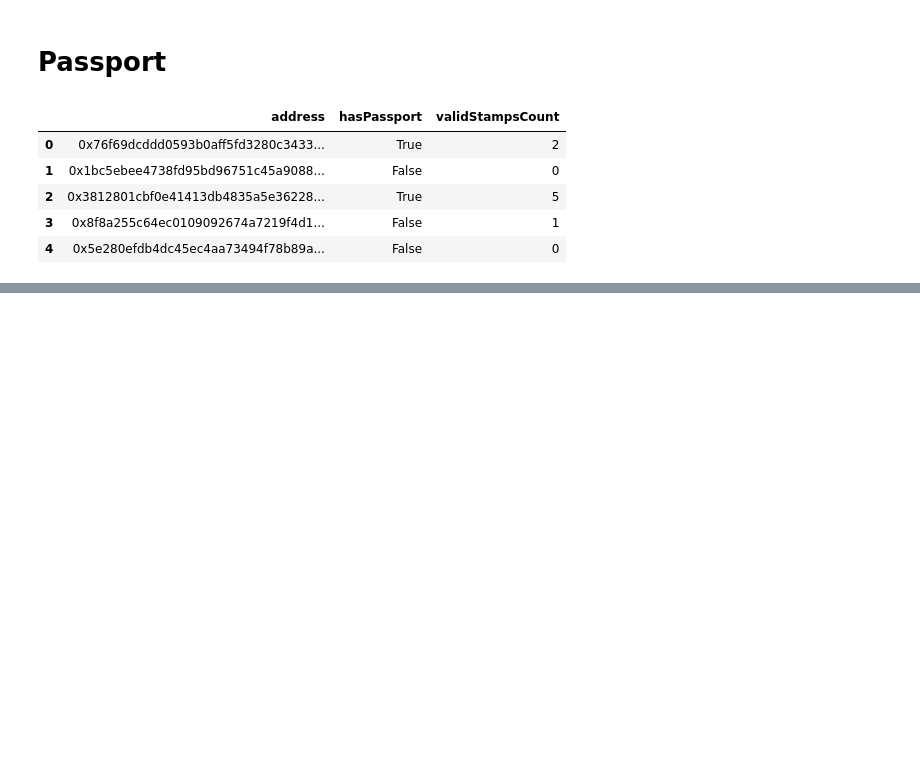
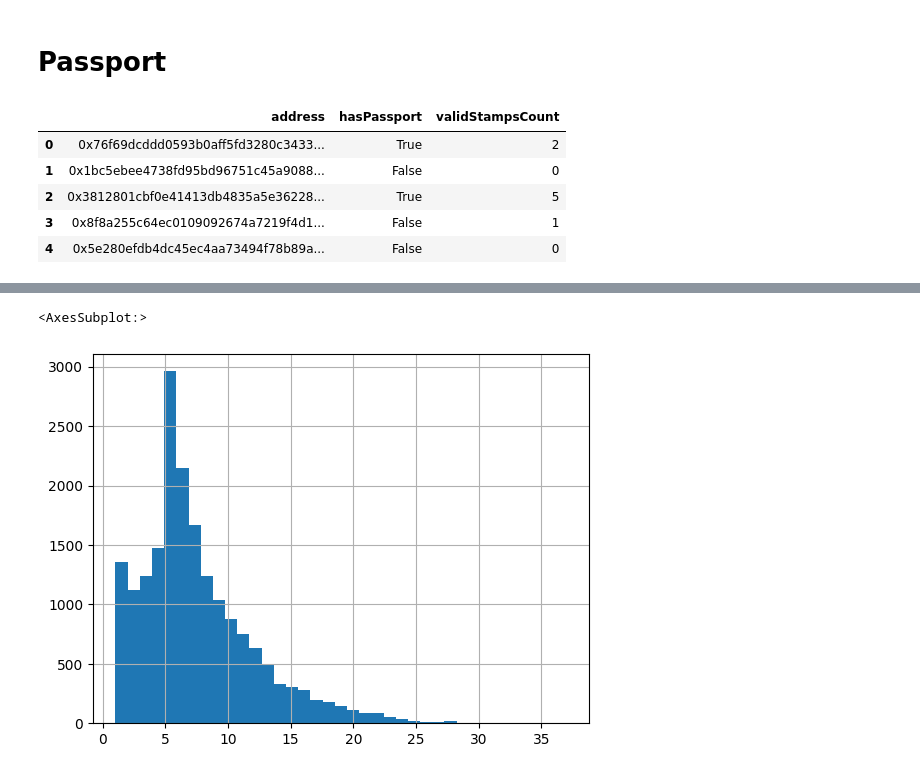
Before and after one commit to junta/gitcoin-data-hackathon, a Jupyter notebook: main.ipynb, the cells around one changed output, grey strips where cells are left out. Drawn from its saved outputs; the diff is of its cells as text; code cells hidden in the pictures; blank space fills up the shorter version.

```diff
--- a/main.ipynb
+++ b/main.ipynb
@@ -194,3 +203,7 @@ passport.head()
 | 2 | 2 | 0x3812801cbf0e41413db4835a5e36228... | 6.0 | ["Twitter","Discord","Facebook","... | 2022-08-28T19:57:54.026Z |
 | 3 | 3 | 0x8f8a255c64ec0109092674a7219f4d1... | 8.0 | ["Github","Ens","POAP","FirstEthT... | 2022-09-22T23:42:25.904Z |
 | 4 | 4 | 0x5e280efdb4dc45ec4aa73494f78b89a... | 0.0 | NaN | NaN |
+# %%
+passport_holder =  passport_address[passport_address['valid_stamps_count'] != 0.0]
+
+passport_address.describe()
@@ -196,0 +220,7 @@ passport.head()
+# %%
+# passport_address['valid_stamps_count'].hist(bins=37)
+
+passport_holder['valid_stamps_count'].hist(bins=37)
+# %% [output]
+<AxesSubplot:>
+[figure, added]
```
Also changed, not shown: parts of 21 cells of this notebook, 7 other files.
